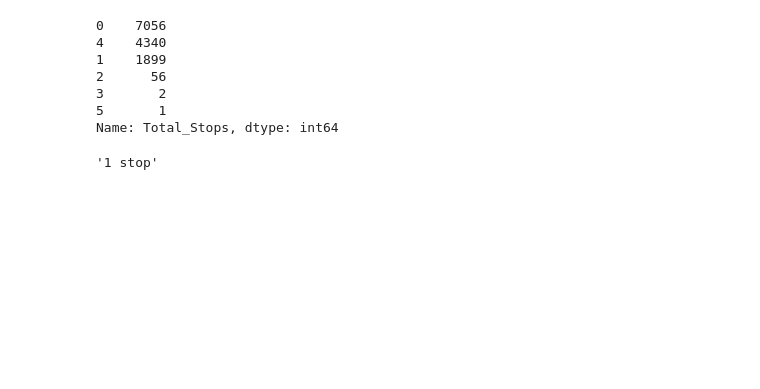
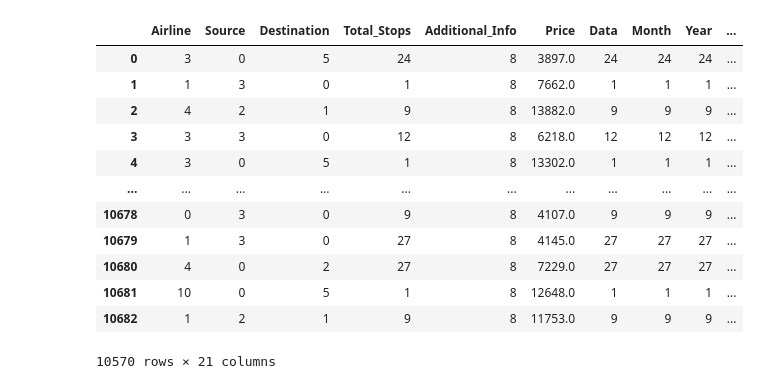
Before and after one commit to AlexeiSah/Predict-The-Flight-Ticket-Price, a Jupyter notebook: test.ipynb, the cells around one changed output. Drawn from its saved outputs; the diff is of its cells as text; code cells hidden in the pictures; blank space fills up the shorter version.

```diff
--- a/test.ipynb
+++ b/test.ipynb
@@ -85,0 +98,22 @@ df['Total_Stops'] = label_e.fit_transform(df['Total_Stops'])
+# %%
+df['Total_Stops'] = df['Total_Stops'].replace('non-stop', '0 stop')
+df['Total_Stops'] = df['Total_Stops'].str.split(' ').str[0]
+# %%
+# Меняем, тип данных у фичей на те, которые им больше к лицу
+df['Data'] = df['Data'].astype('int32')
+df['Total_Stops'] = df['Data'].astype('int32')
+df['Month'] = df['Data'].astype('int32')
+df['Year'] = df['Data'].astype('int32')
+df['Dep_hour'] = df['Data'].astype('int32')
+df['Dep_minute'] = df['Data'].astype('int32')
+df['Arrival_hour'] = df['Data'].astype('int32')
+df['Arrival_minute'] = df['Data'].astype('int32')
+df['Duration_hour'] = df['Data'].astype('int32')
+df['Duration_minute'] = df['Data'].astype('int32')
+# %%
+# Ко всем категориальными переменным примения LabelEncoder для улучшения понимания моделью
+cols = ['Airline', 'Source', 'Destination', 'Additional_Info', 'Route_0', 'Route_1', 'Route_2', 'Route_3', 'Route_4', 'Route_5']
+label_e = LabelEncoder()
+for i in range(0, len(cols)):
+    df[cols[i]] = label_e.fit_transform(df[cols[i]])
+df
@@ -86,14 +134,20 @@ df['Total_Stops'] = label_e.fit_transform(df['Total_Stops'])
+# %%
+# Выбрасываю выбросы
+q = df['Price'].quantile(0.99)
+df = df[df['Price'] < q]
 # %%
-df['Total_Stops'].value_counts()
+df
 # %% [output]
+|  | Airline | Source | Destination | Total_Stops | Additional_Info | Price | Data | Month | Year | ... |
+| 0 | 3 | 0 | 5 | 24 | 8 | 3897.0 | 24 | 24 | 24 | ... |
+| 1 | 1 | 3 | 0 | 1 | 8 | 7662.0 | 1 | 1 | 1 | ... |
+| 2 | 4 | 2 | 1 | 9 | 8 | 13882.0 | 9 | 9 | 9 | ... |
+| 3 | 3 | 3 | 0 | 12 | 8 | 6218.0 | 12 | 12 | 12 | ... |
+| 4 | 3 | 0 | 5 | 1 | 8 | 13302.0 | 1 | 1 | 1 | ... |
+| ... | ... | ... | ... | ... | ... | ... | ... | ... | ... | ... |
+| 10678 | 0 | 3 | 0 | 9 | 8 | 4107.0 | 9 | 9 | 9 | ... |
+| 10679 | 1 | 3 | 0 | 27 | 8 | 4145.0 | 27 | 27 | 27 | ... |
+| 10680 | 4 | 0 | 2 | 27 | 8 | 7229.0 | 27 | 27 | 27 | ... |
+| 10681 | 10 | 0 | 5 | 1 | 8 | 12648.0 | 1 | 1 | 1 | ... |
+| 10682 | 1 | 2 | 1 | 9 | 8 | 11753.0 | 9 | 9 | 9 | ... |
-0    7056
-4    4340
-1    1899
-2      56
-3       2
-5       1
-Name: Total_Stops, dtype: int64
+10570 rows × 21 columns
-# %%
-df['Total_Stops'].mode()[0]
-# %% [output]
-'1 stop'
```
Also changed, not shown: parts of 15 cells of this notebook.
